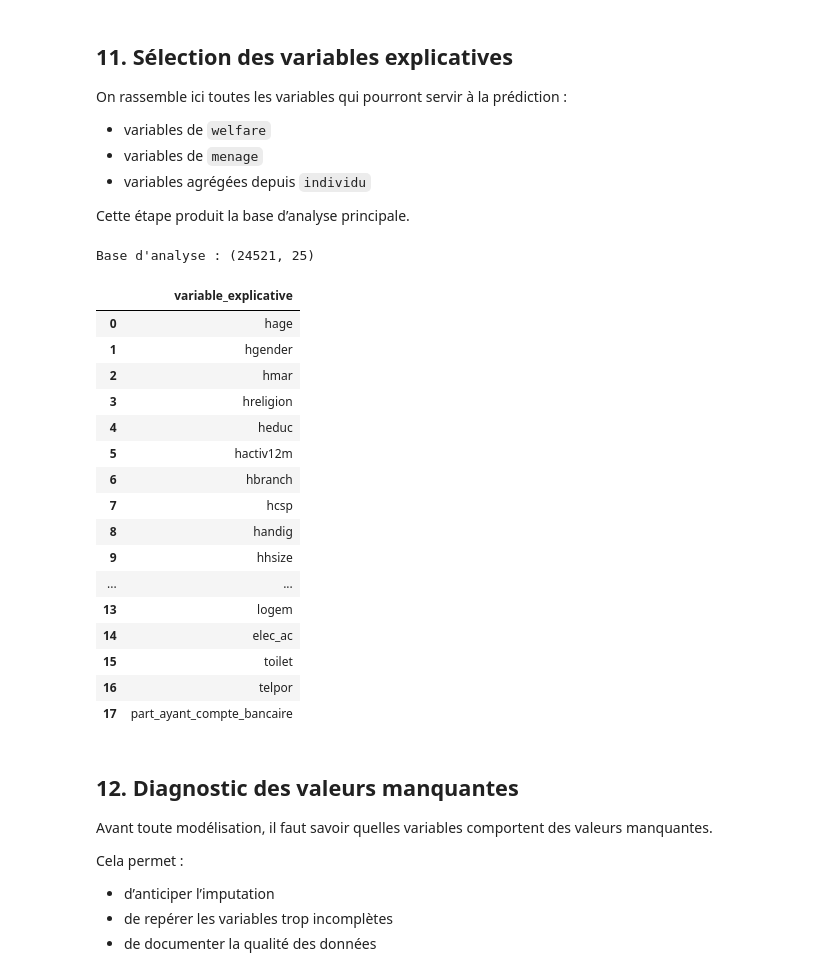
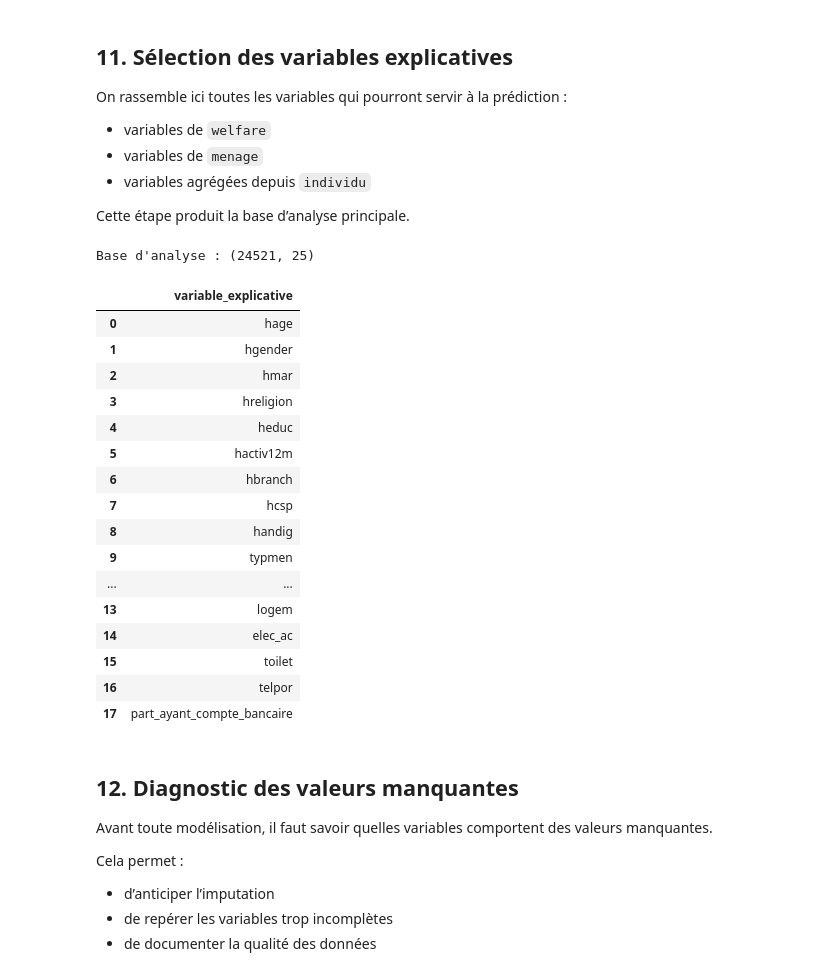
Before and after one commit to Patricia-Koto/memoire, a Jupyter notebook: notebooks/notebook_prediction_pauvrete_ecvm.ipynb, the cells around one changed output. Drawn from its saved outputs; the diff is of its cells as text; code cells hidden in the pictures.

```diff
--- a/notebooks/notebook_prediction_pauvrete_ecvm.ipynb
+++ b/notebooks/notebook_prediction_pauvrete_ecvm.ipynb
@@ -282,14 +282,13 @@ ID_MENAGE = ["grappe", "menage"]
 
 # Variables de pondération
 WEIGHT_VAR = "hhweight"
-HH_SIZE_VAR = "hhsize"
 
 # Variables retenues dans welfare :
 # on exploite d'abord les caractéristiques déjà disponibles dans la base principale
 WELFARE_FEATURES = [
     "hage", "hgender", "hmar", "hreligion", "heduc", "hdiploma",
     "hactiv12m", "hactiv7j", "hbranch", "hcsp", "handig",
-    "hhsize", "typmen", "milieu", "ratio_dependance"
+    "typmen", "milieu", "ratio_dependance","province"
 ]
 
 # Variables complémentaires à récupérer dans la base menage
@@ -717,35 +716,35 @@ excluded_features = [
     "hactiv7j",
     "part_ayant_handicap_majeur",
     "hdiploma"
 ]
 feature_cols = [c for c in feature_cols if c not in excluded_features]
 feature_cols = list(dict.fromkeys(feature_cols))
 
 analysis_cols = (
     ID_WELFARE_INDIV
-    + [TARGET_RAW, TARGET_BIN, WEIGHT_VAR, HH_SIZE_VAR, "poids_normalise"]
+    + [TARGET_RAW, TARGET_BIN, WEIGHT_VAR, "poids_normalise"]
     + feature_cols
 )
 analysis_cols = [c for c in analysis_cols if c in df_model.columns]
 
 df_analysis = df_model[analysis_cols].copy()
 df_analysis = df_analysis.loc[:, ~df_analysis.columns.duplicated()]
 
 print("Base d'analyse :", df_analysis.shape)
 display(pd.DataFrame({"variable_explicative": feature_cols}))
 # %% [output]
 Base d'analyse : (24521, 25)
 |  | variable_explicative |
 | 0 | hage |
 | 1 | hgender |
 | 2 | hmar |
 | 3 | hreligion |
 | 4 | heduc |
 | 5 | hactiv12m |
 | 6 | hbranch |
 | 7 | hcsp |
 | 8 | handig |
-| 9 | hhsize |
+| 9 | typmen |
 | ... | ... |
 | 13 | logem |
 | 14 | elec_ac |
```
Also changed, not shown: parts of 13 cells of this notebook.
